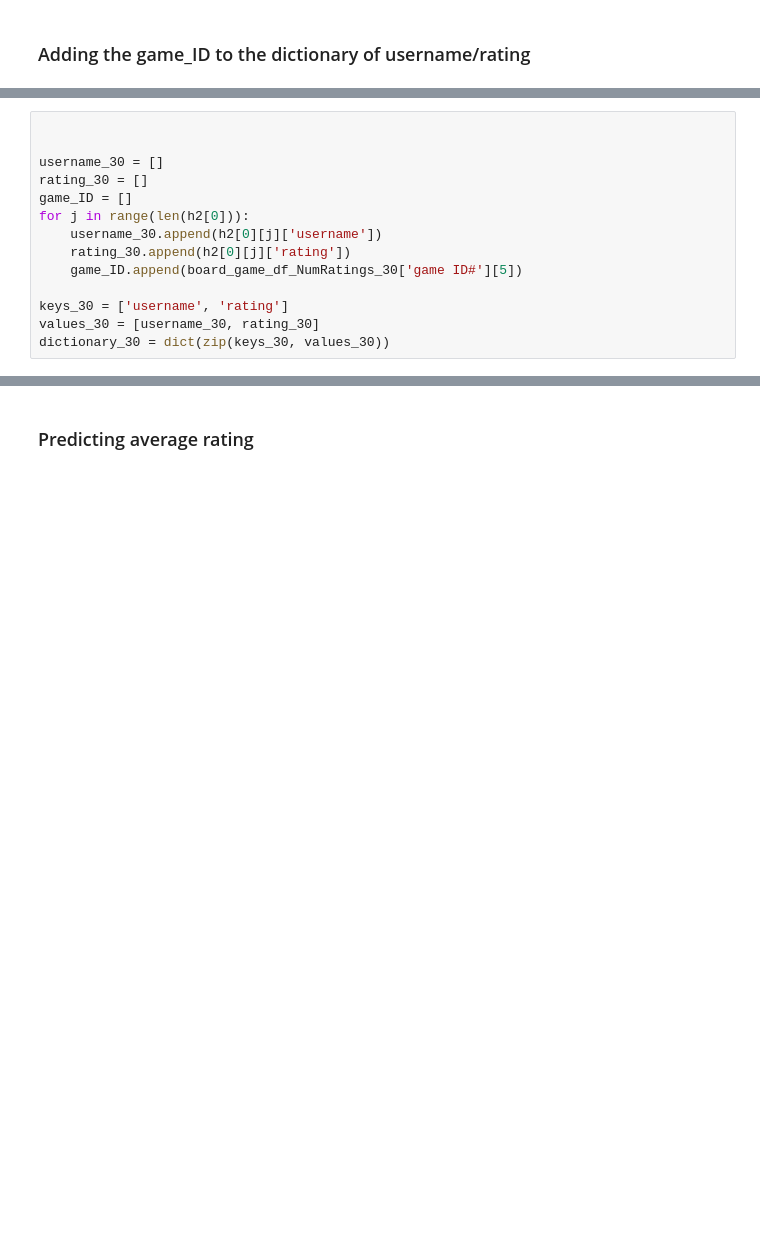
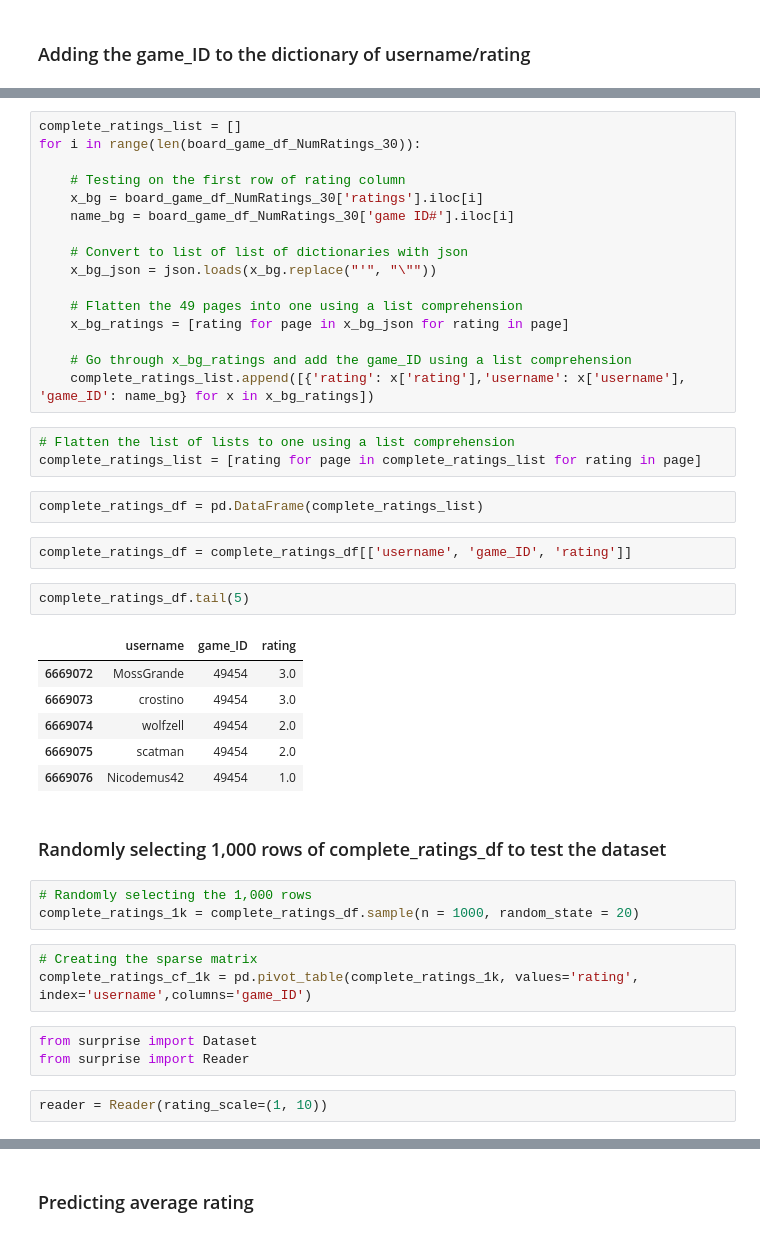
Before and after one commit to cisco3775/Board-Game-Geeks-Recommender-System, a Jupyter notebook: BoardGameGeek Recommender System.ipynb, the cells around one changed output, grey strips where cells are left out. Drawn from its saved outputs; the diff is of its cells as text; blank space fills up the shorter version.

```diff
--- a/BoardGameGeek Recommender System.ipynb
+++ b/BoardGameGeek Recommender System.ipynb
@@ -719,14 +683,45 @@ TypeError: list indices must be integers or slices, not str
-# %%
-
-
-username_30 = []
-rating_30 = []
-game_ID = []
-for j in range(len(h2[0])):
-    username_30.append(h2[0][j]['username'])
-    rating_30.append(h2[0][j]['rating'])
-    game_ID.append(board_game_df_NumRatings_30['game ID#'][5])
-
-keys_30 = ['username', 'rating']
-values_30 = [username_30, rating_30]
-dictionary_30 = dict(zip(keys_30, values_30))
+# %%
+complete_ratings_list = []
+for i in range(len(board_game_df_NumRatings_30)):
+
+    # Testing on the first row of rating column
+    x_bg = board_game_df_NumRatings_30['ratings'].iloc[i]
+    name_bg = board_game_df_NumRatings_30['game ID#'].iloc[i]
+
+    # Convert to list of list of dictionaries with json
+    x_bg_json = json.loads(x_bg.replace("'", "\""))
+
+    # Flatten the 49 pages into one using a list comprehension
+    x_bg_ratings = [rating for page in x_bg_json for rating in page]
+
+    # Go through x_bg_ratings and add the game_ID using a list comprehension
+    complete_ratings_list.append([{'rating': x['rating'],'username': x['username'], 'game_ID': name_bg} for x in x_bg_ratings])
+# %%
+# Flatten the list of lists to one using a list comprehension
+complete_ratings_list = [rating for page in complete_ratings_list for rating in page]
+# %%
+complete_ratings_df = pd.DataFrame(complete_ratings_list)
+# %%
+complete_ratings_df = complete_ratings_df[['username', 'game_ID', 'rating']]
+# %%
+complete_ratings_df.tail(5)
+# %% [output]
+|  | username | game_ID | rating |
+| 6669072 | MossGrande | 49454 | 3.0 |
+| 6669073 | crostino | 49454 | 3.0 |
+| 6669074 | wolfzell | 49454 | 2.0 |
+| 6669075 | scatman | 49454 | 2.0 |
+| 6669076 | Nicodemus42 | 49454 | 1.0 |
+# %% [markdown]
+### Randomly selecting 1,000 rows of complete_ratings_df to test the dataset
+# %%
+# Randomly selecting the 1,000 rows
+complete_ratings_1k = complete_ratings_df.sample(n = 1000, random_state = 20)
+# %%
+# Creating the sparse matrix
+complete_ratings_cf_1k = pd.pivot_table(complete_ratings_1k, values='rating', index='username',columns='game_ID')
+# %%
+from surprise import Dataset
+from surprise import Reader
+# %%
+reader = Reader(rating_scale=(1, 10))
```
Also changed, not shown: parts of 11 cells of this notebook.
